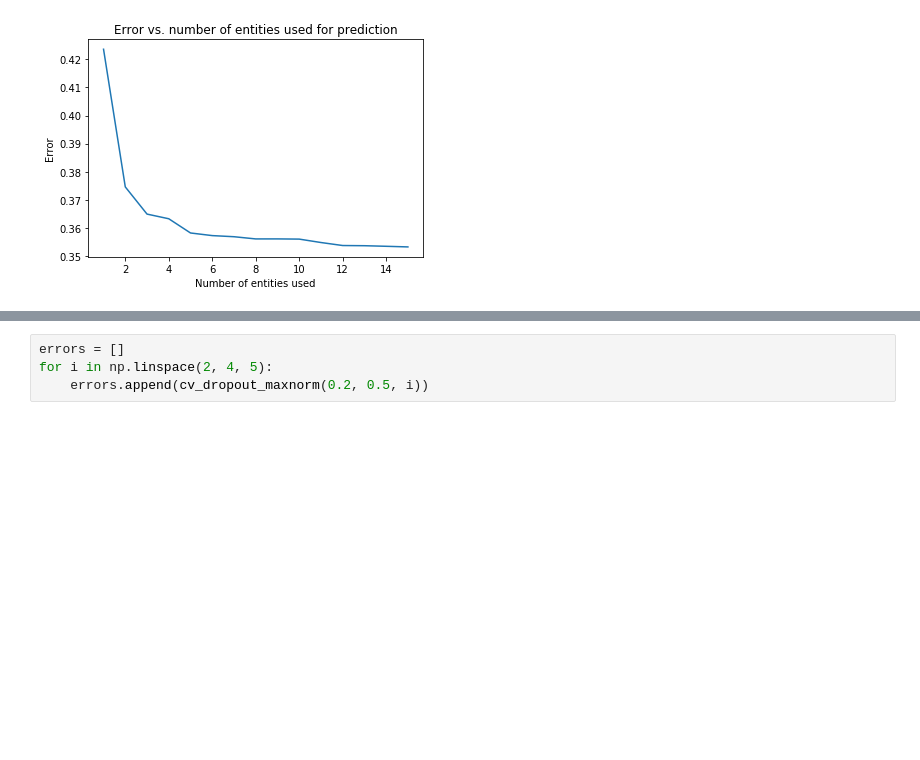
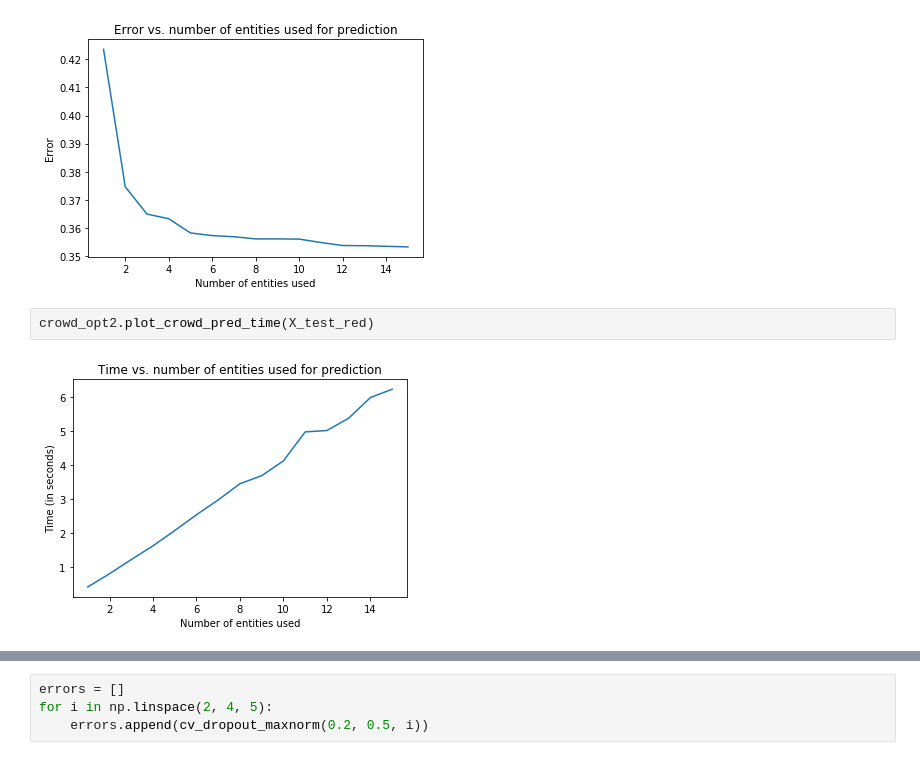
Before and after one commit to EtienneBonvin/cosmo_project, a Jupyter notebook: Deep_Learning_Approach.ipynb, the cells around one changed output, grey strips where cells are left out. Drawn from its saved outputs; the diff is of its cells as text; blank space fills up the shorter version.

```diff
--- a/Deep_Learning_Approach.ipynb
+++ b/Deep_Learning_Approach.ipynb
@@ -629,6 +611,10 @@ Epoch 00190: saving model to session/Crowd_o
 crowd_opt2.plot_crowd_error(X_test_red, y_test, rmse)
 # %% [output]
 [figure]
+# %%
+crowd_opt2.plot_crowd_pred_time(X_test_red)
+# %% [output]
+[figure, added]
 # %%
 start = timeit.default_timer()
 pred = crowd_opt2.predict(X_test_red)
```
Also changed, not shown: parts of 21 cells of this notebook.
